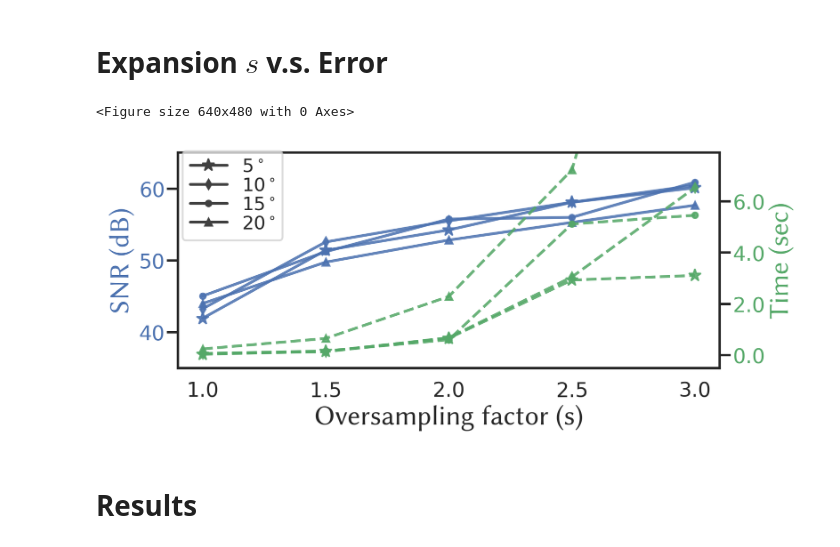
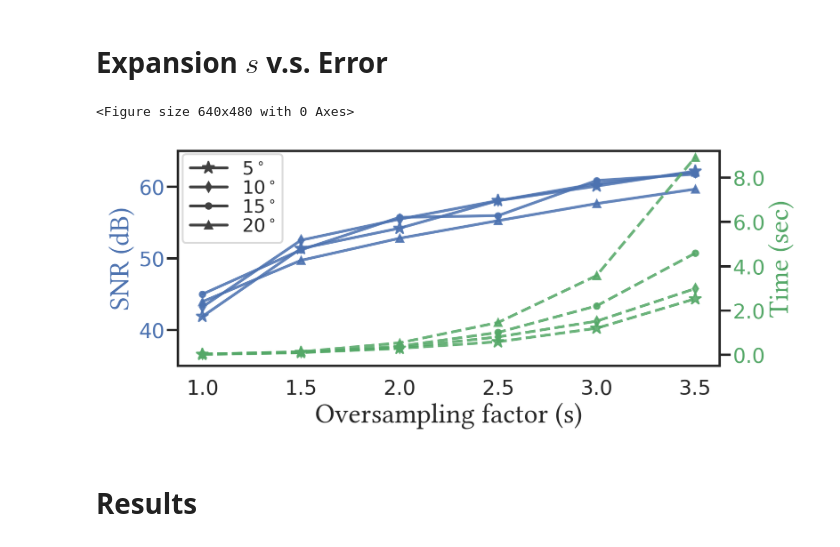
Before and after one commit to whywww/ASASM, a Jupyter notebook: figures.ipynb, the cells around one changed output. Drawn from its saved outputs; the diff is of its cells as text; code cells hidden in the pictures.

```diff
--- a/figures.ipynb
+++ b/figures.ipynb
@@ -9,7 +9,8 @@ import glob
 # %%
 from matplotlib.font_manager import FontProperties
 
-font_path = "../fonts/LinuxLibertine/LinBiolinum_Rah.ttf"
+# font_path = "../fonts/LinuxLibertine/LinBiolinum_Rah.ttf"
+font_path = "../fonts/LinuxLibertine/LinLibertine_R.ttf"
 font = FontProperties(fname=font_path)
 font.set_size(15)
 
@@ -264,23 +277,23 @@ fig.tight_layout()
 # %% [markdown]
 # Expansion $s$ v.s. Error
 # %%
-slist = [1, 1.5, 2.0, 2.5, 3.]
+slist = [1, 1.5, 2.0, 2.5, 3., 3.5]
 
 theta1 = 5
 # time1 = [0.02, 0.08, 0.25, 0.69, 1.20, 2.24]
-time1 = [0.03, 0.15, 0.66, 2.93, 3.11]
+time1 = [0.02, 0.10, 0.29, 0.59, 1.20, 2.53]
 
 theta2 = 10
 # time2 = [0.02, 0.08, 0.27, 0.67, 1.48, 2.74]
-time2 = [0.06, 0.13, 0.68, 3.05, 6.54]
+time2 = [0.03, 0.12, 0.32, 0.81, 1.52, 2.99]
 
 theta3 = 15
 # time3 = [0.02, 0.11, 0.34, 0.91, 1.86, 3.97]
-time3 = [0.06, 0.16, 0.60, 5.12, 5.46]
+time3 = [0.03, 0.10, 0.39, 1.01, 2.21, 4.59]
 
 theta4 = 20
 # time4 = [0.03, 0.12, 0.48, 1.43, 3.07, 6.48]
-time4 = [0.24, 0.65, 2.29, 7.23, 23.63]
+time4 = [0.03, 0.14, 0.54, 1.46, 3.58, 8.92]
 # %%
 err_ASASM1 = []
 im_GT = np.load(glob.glob(f'RS/RS*-{theta1}-*.npy')[0])
@@ -328,36 +341,36 @@ ax1.tick_params(axis='y', labelcolor=color1)
 ax1.set_ylim(35, 65)
 ax1.tick_params(axis='both', which='major', pad=1)
 
 
 # Time
 color2 = 'g'
 ax2 = ax1.twinx()
 ax2.plot(slist, time1, color=color2, linestyle='dashed', alpha=0.87, marker='*', ms=7, markeredgewidth=0.8)
 ax2.plot(slist, time2, color=color2, linestyle='dashed', alpha=0.87, marker='d', ms=3.5) #marker='x', markeredgewidth=1.2, ms=4
 ax2.plot(slist, time3, color=color2, linestyle='dashed', alpha=0.87, marker='.')
 ax2.plot(slist, time4, color=color2, linestyle='dashed', alpha=0.87, marker='^', ms=3.5)
 
 ax2.tick_params(axis='y', labelcolor=color2)
 ax2.set_ylabel(fr'Time (sec)', fontproperties=font, color=color2, labelpad=2)
-ax2.set_ylim(-0.5, 7.9)
+ax2.set_ylim(-0.5, 9.2)
 ax2.tick_params(axis='both', which='major', pad=1)
 ax2.yaxis.set_major_formatter(ticker.FormatStrFormatter('%.1f'))
 
 
 from matplotlib.lines import Line2D
 custom_lines = [Line2D([0], [0], color='0.25', lw=1.5, marker='*', ms=7, markeredgewidth=0.8),
                 Line2D([0], [0], color='0.25', lw=1.5, marker='d', ms=3.5),
                 Line2D([0], [0], color='0.25', lw=1.5, marker='.'),
                 Line2D([0], [0], color='0.25', lw=1.5, marker='^', ms=3.5)]
 legend_font.set_size(10) # 12, 10
 plt.legend(custom_lines, ['$5^\circ$', '$10^\circ$', '$15^\circ$', '$20^\circ$'],
-            prop=legend_font, loc='lower right', bbox_to_anchor=(0.21, 0.55), fancybox=True, framealpha=0.7, labelspacing = 0.1)
+            prop=legend_font, loc='lower right', bbox_to_anchor=(0.21, 0.53), fancybox=True, framealpha=0.7, labelspacing = 0.1)
 
 plt.margins(x=0, y=0)
 fig.tight_layout()
 # %% [output]
 <Figure size 640x480 with 0 Axes>
-[figure, old version]
+[figure, new version]
 # %% [markdown]
 # Results
 # %%
```
Also changed, not shown: parts of 7 cells of this notebook, 5 other files.
